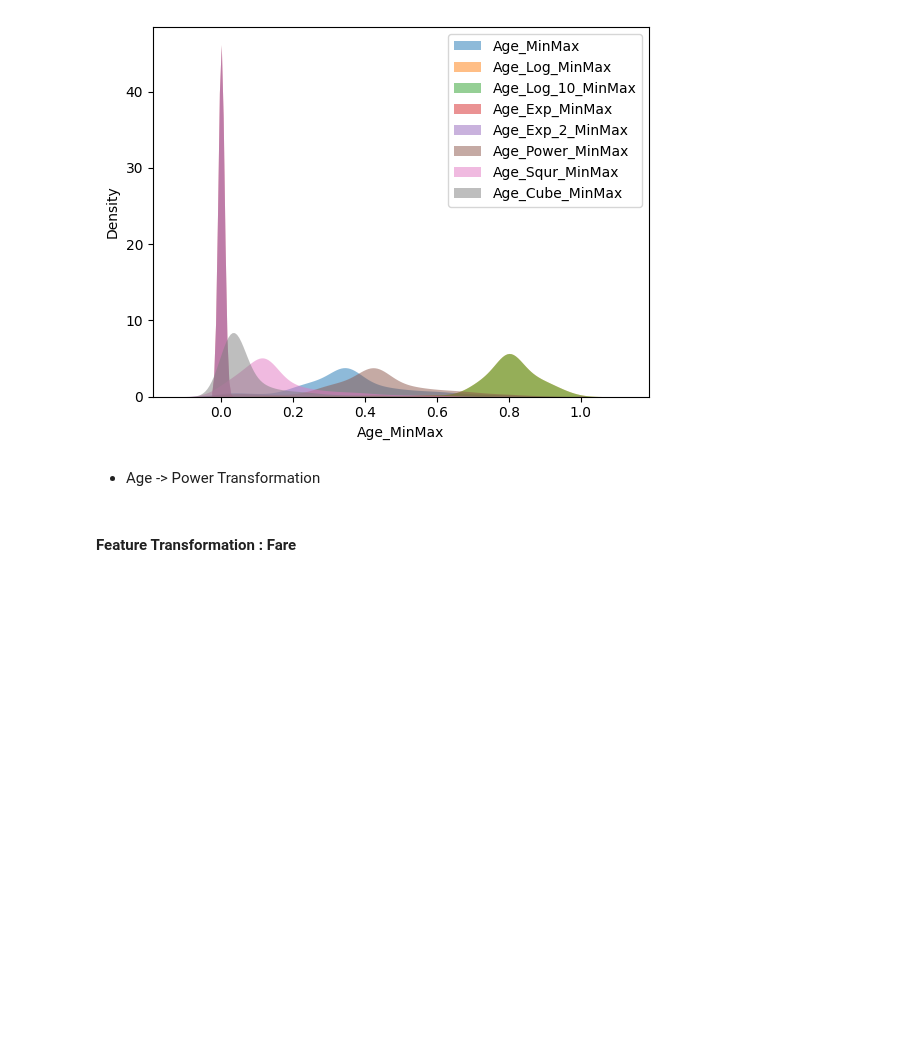
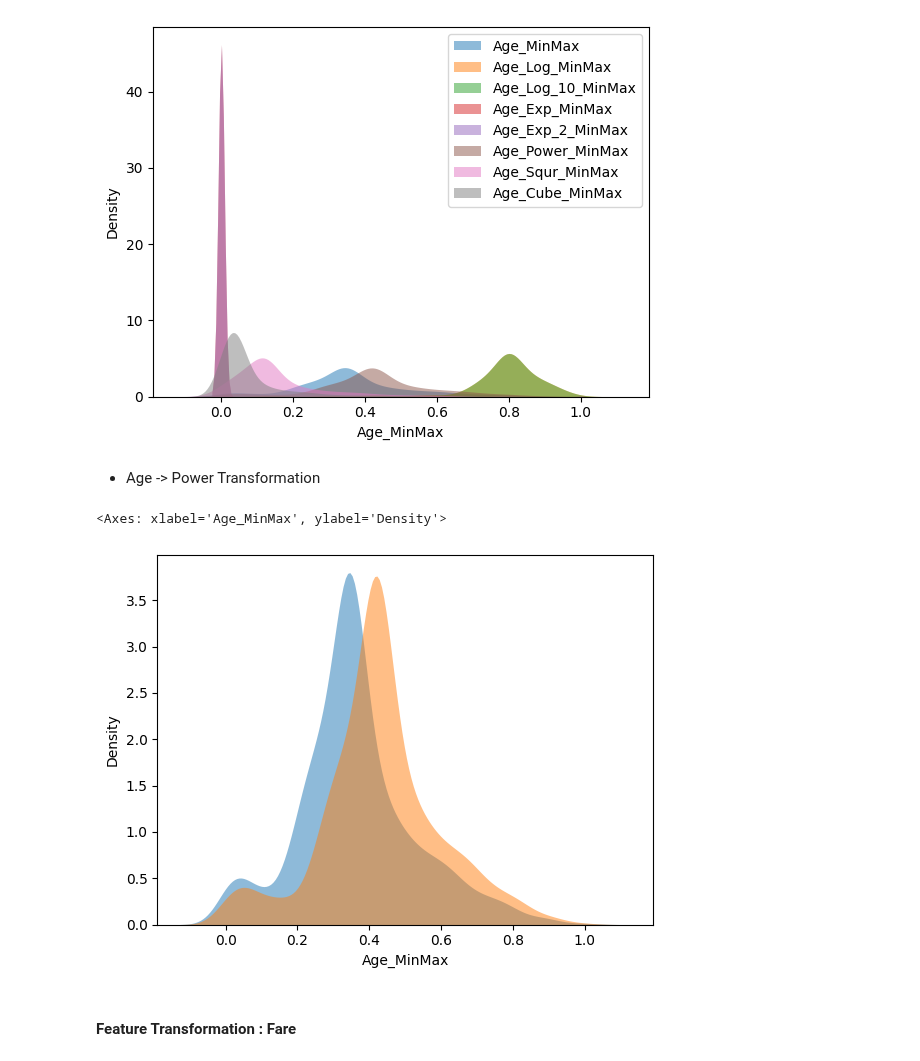
Before and after one commit to Rahul-404/Titanic_Problem_Kaggel, a Jupyter notebook: 3_Feature_Engineering.ipynb, the cells around one changed output. Cells and saved outputs as stored; diff of their text form; code cells hidden in the pictures; blank space fills up the shorter version.

```diff
--- a/3_Feature_Engineering.ipynb
+++ b/3_Feature_Engineering.ipynb
@@ -51,7 +54,7 @@ class DataEncoding:
         self.original_df = clean_df.copy()
         self.df = clean_df.copy() # here will perform our encodings
         self.trans_tech = ["Logarithmic", "Logarithmic_10", "Exponential", "Exponential_2", "Power", "Square", "Cubic"]
-        self.scale_tech = ["Normal_l1", "Normal_l2", "MaxAbcScaler", "Rodust", "MinMax", "Standard"]
+        self.scale_tech = ["Normal_l1", "Normal_l2", "MaxAbcScaler", "Robust", "MinMax", "Standard"]
 
     # label encoding
     def lable_encode(self, input_col:str, output_col:str):
@@ -181,7 +184,7 @@ class DataEncoding:
             scaler = MaxAbsScaler()
             self.df[input_col+"_MaxAbs"] = scaler.fit_transform(np.array(self.df[input_col]).reshape(-1, 1))
 
-        elif type_of_scale == "Rodust":
+        elif type_of_scale == "Robust":
             scaler = RobustScaler()
             self.df[input_col+"_Robust"] = scaler.fit_transform(np.array(self.df[input_col]).reshape(-1, 1))
 
@@ -578,5 +602,11 @@ plt.show()
 [figure]
 # %% [markdown]
 - Age -> Power Transformation
+# %%
+sns.kdeplot(data=trans_age.df, x="Age_MinMax", alpha=0.5,  fill=True, linewidth=0)
+sns.kdeplot(data=trans_age.df, x="Age_Power_MinMax", alpha=0.5,  fill=True, linewidth=0)
+# %% [output]
+<Axes: xlabel='Age_MinMax', ylabel='Density'>
+[figure, added]
 # %% [markdown]
 #### Feature Transformation : Fare
```
Also changed, not shown: parts of 18 cells of this notebook.
